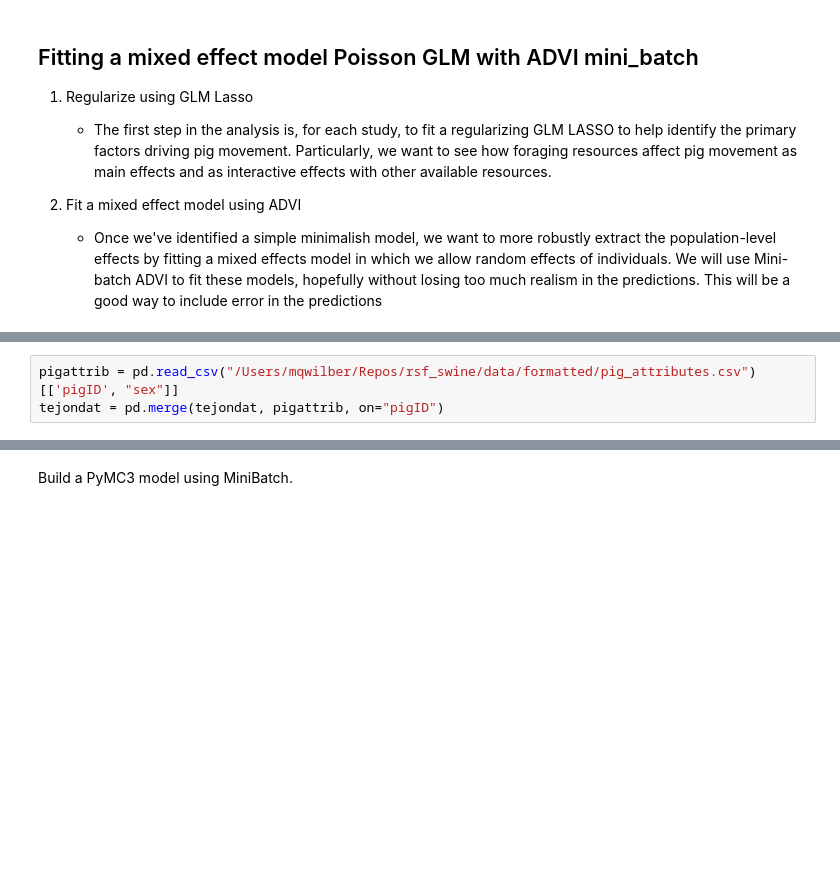
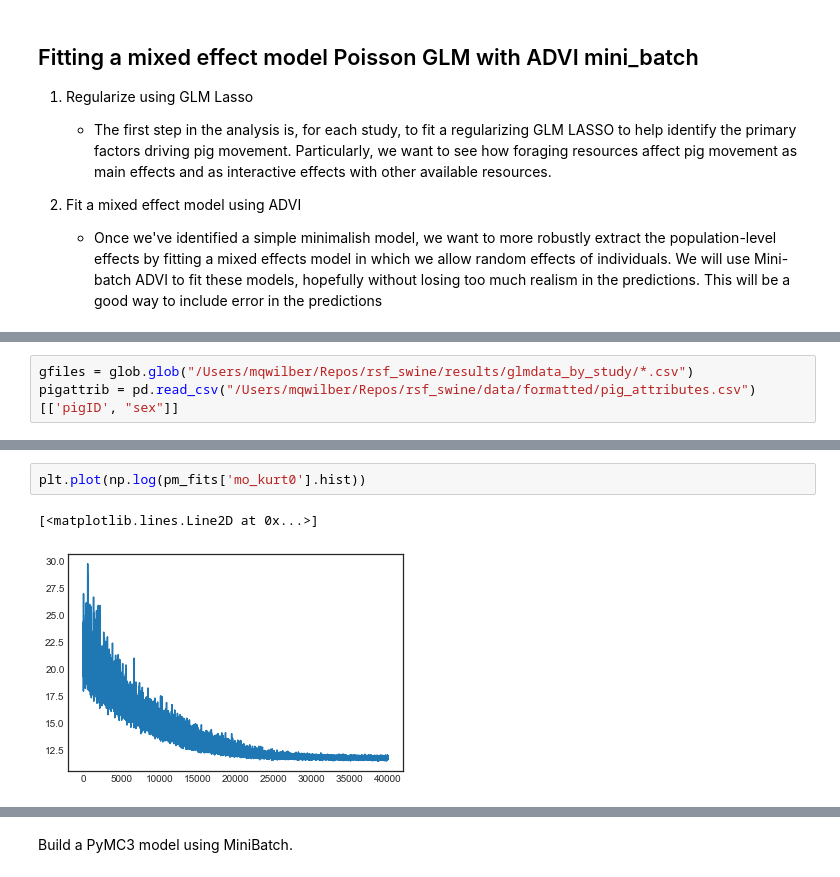
Before and after one commit to mqwilber/rsf_swine, a Jupyter notebook: code/advi_movement_models.ipynb, the cells around one changed output, grey strips where cells are left out. Saved outputs shown, nothing was run; the diff lists cells and outputs as text; blank space fills up the shorter version.

```diff
--- a/code/advi_movement_models.ipynb
+++ b/code/advi_movement_models.ipynb
@@ -22,3 +22,3 @@ tejondat = pd.read_csv("/Users/mqwilber/Repos/rsf_swine/results/glmdata_by_study
 # %%
+gfiles = glob.glob("/Users/mqwilber/Repos/rsf_swine/results/glmdata_by_study/*.csv")
 pigattrib = pd.read_csv("/Users/mqwilber/Repos/rsf_swine/data/formatted/pig_attributes.csv")[['pigID', "sex"]]
-tejondat = pd.merge(tejondat, pigattrib, on="pigID")
@@ -84,0 +173,5 @@ Xtej.shape
+# %%
+plt.plot(np.log(pm_fits['mo_kurt0'].hist))
+# %% [output]
+[<matplotlib.lines.Line2D at 0x...>]
+[figure, added]
```
Also changed, not shown: parts of 14 cells of this notebook.
